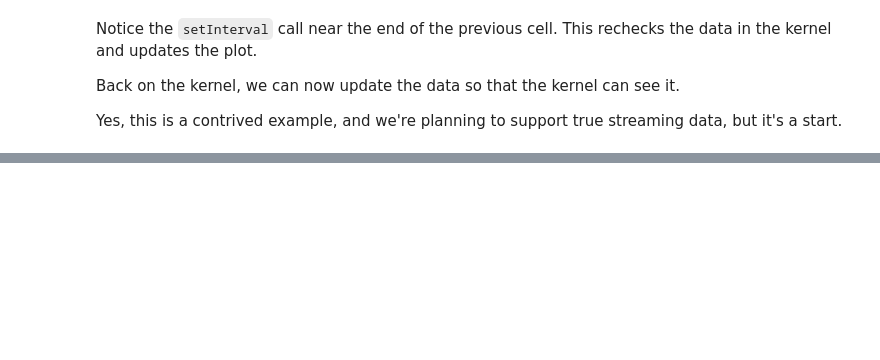
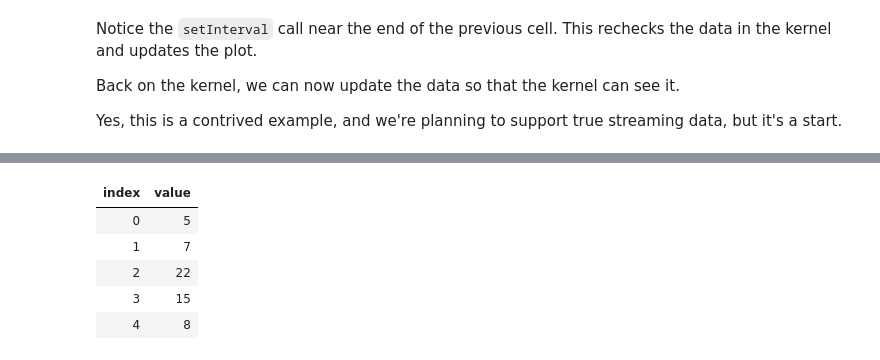
Before and after one commit to trmcnealy/JupyterNotebooks, a Jupyter notebook: Notebooks/d3js.ipynb, the cells around one changed output, grey strips where cells are left out. Drawn from its saved outputs; the diff is of its cells as text; code cells hidden in the pictures; blank space fills up the shorter version.

```diff
--- a/Notebooks/d3js.ipynb
+++ b/Notebooks/d3js.ipynb
@@ -106,0 +115,9 @@ for(var i = 0; i < 10; i++){
+# %%
+display(a);
+# %% [output]
+| index | value |
+| 0 | 5 |
+| 1 | 7 |
+| 2 | 22 |
+| 3 | 15 |
+| 4 | 8 |
```
Also changed, not shown: parts of 5 cells of this notebook, 13 other files.
